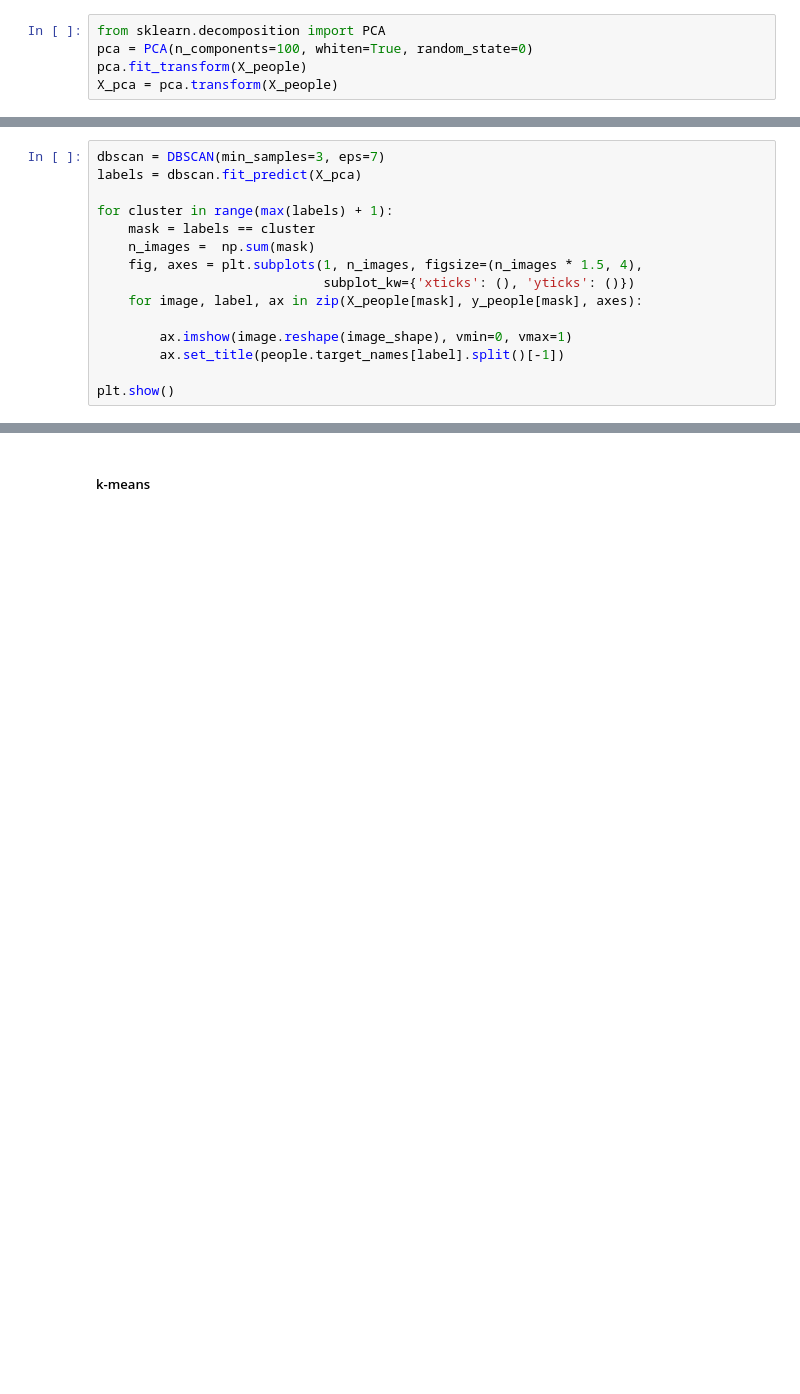
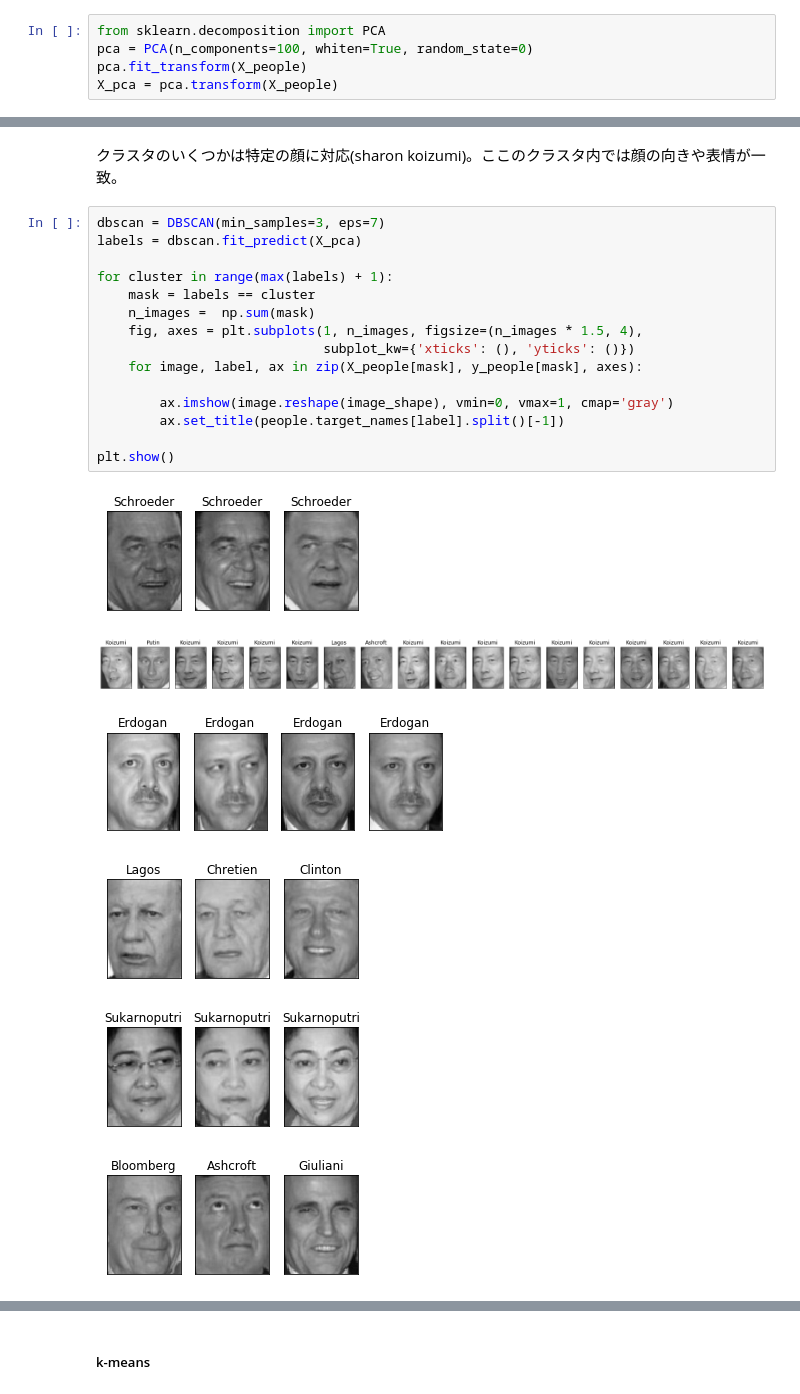
Before and after one commit to miyamotok0105/IntroductionToMachineLearningWithPython_sample, a Jupyter notebook: ch03/clustering.ipynb, the cells around one changed output, grey strips where cells are left out. Drawn from its saved outputs; the diff is of its cells as text; blank space fills up the shorter version.

```diff
--- a/ch03/clustering.ipynb
+++ b/ch03/clustering.ipynb
@@ -486,15 +636,24 @@ for eps in [1, 3, 5, 7, 9, 11, 13]:
+# %% [markdown]
+クラスタのいくつかは特定の顔に対応(sharon koizumi)。ここのクラスタ内では顔の向きや表情が一致。
 # %%
 dbscan = DBSCAN(min_samples=3, eps=7)
 labels = dbscan.fit_predict(X_pca)
 
 for cluster in range(max(labels) + 1):
     mask = labels == cluster
     n_images =  np.sum(mask)
     fig, axes = plt.subplots(1, n_images, figsize=(n_images * 1.5, 4),
                              subplot_kw={'xticks': (), 'yticks': ()})
     for image, label, ax in zip(X_people[mask], y_people[mask], axes):
 
-        ax.imshow(image.reshape(image_shape), vmin=0, vmax=1)
+        ax.imshow(image.reshape(image_shape), vmin=0, vmax=1, cmap='gray')
         ax.set_title(people.target_names[label].split()[-1])
 
 plt.show()
+# %% [output]
+[figure, added]
+[figure, added]
+[figure, added]
+[figure, added]
+[figure, added]
+[figure, added]
```
Also changed, not shown: parts of 99 cells of this notebook.
